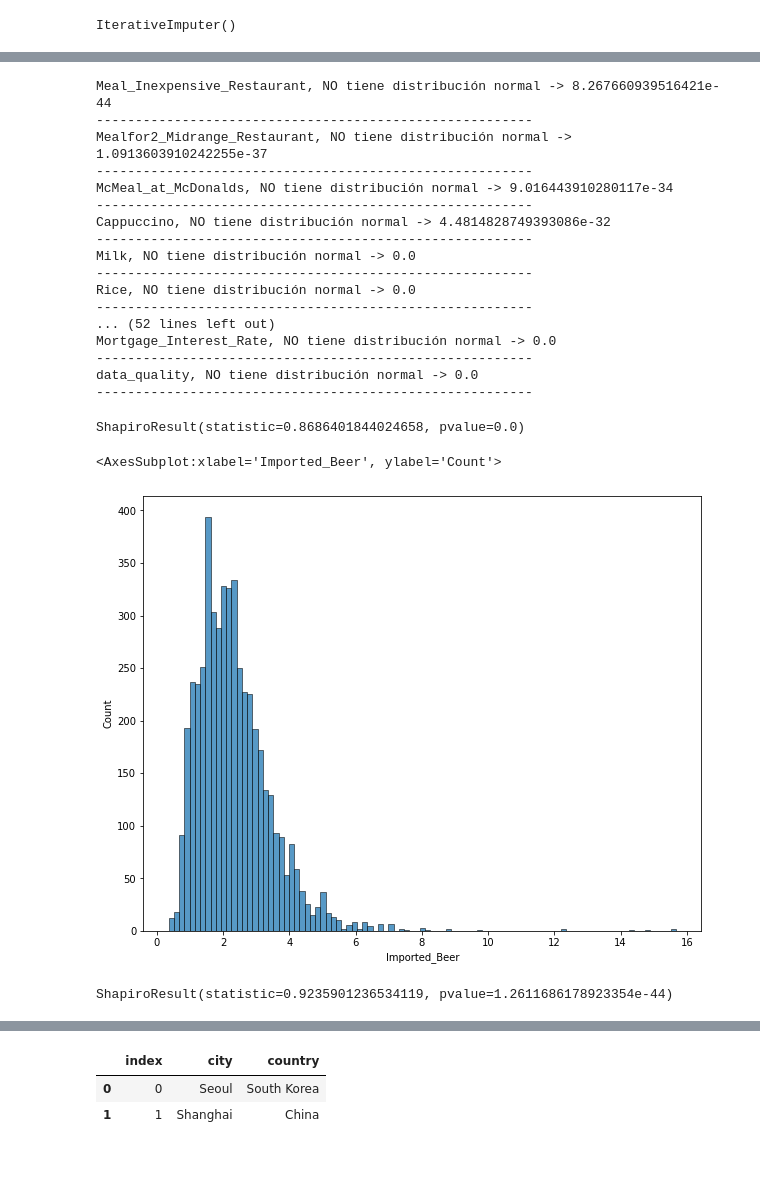
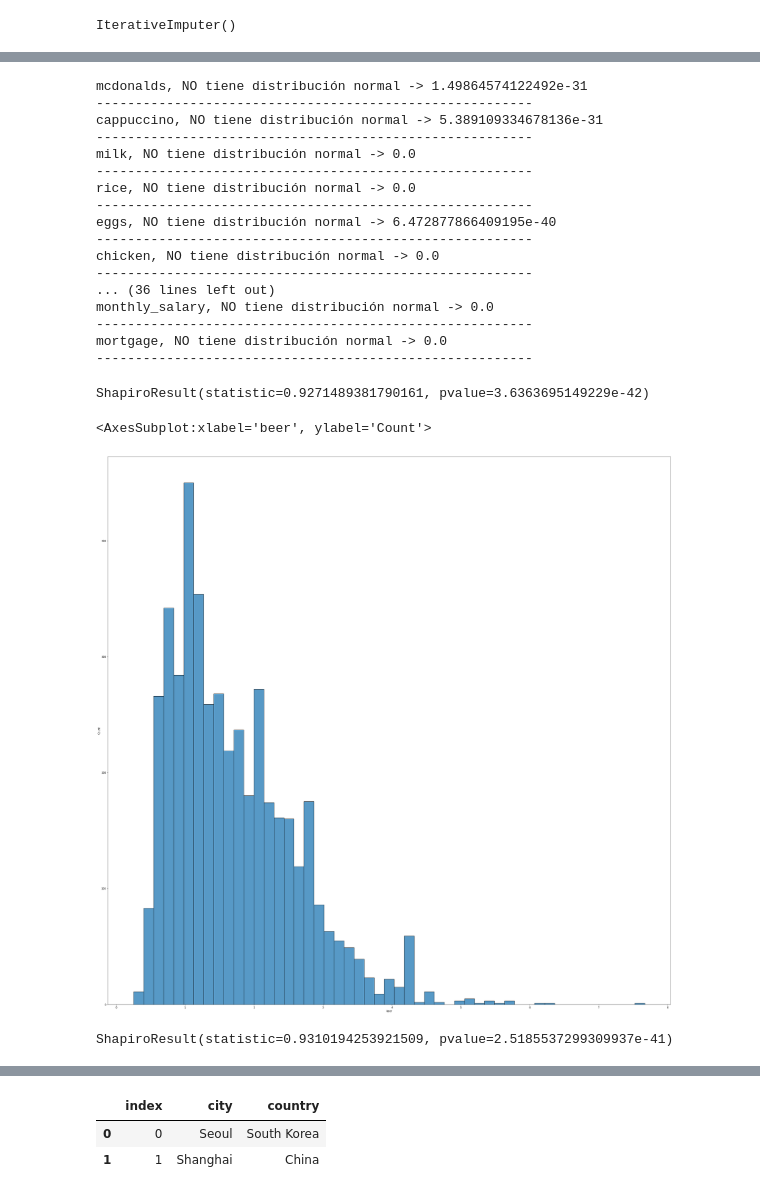
Before and after one commit to Adalab/promo-d-da-modulo1-sprint2-Paloma_Paula_Iris, a Jupyter notebook: regresion_lineal/1_intro_eda+2_test_estadisticos.ipynb, the cells around one changed output, grey strips where cells are left out. Drawn from its saved outputs; the diff is of its cells as text; code cells hidden in the pictures; blank space fills up the shorter version.

```diff
--- a/regresion_lineal/1_intro_eda+2_test_estadisticos.ipynb
+++ b/regresion_lineal/1_intro_eda+2_test_estadisticos.ipynb
@@ -172,0 +193,2 @@ Los principales estadísticos de las columnas categóricas son:
+# %%
+df.dropna(subset= ["x36"], how = "any", inplace = True)
@@ -199,7 +248,7 @@ break
 # %% [output]
 SyntaxError: 'break' outside loop (668683560.py, line 1)
 # %%
-columnas_fuera = ['x4', 'x5', 'x7', 'x8', 'x10', 'x13', 'x16', 'x17', 'x18', 'x19', 'x20', 'x21', 'x22', 'x30', 'x32', 'x34', 'x35', 'x40', 'x44', 'x45', 'x46', 'x47']
+columnas_fuera = ['x1', 'x2', 'x4','x5', 'x7', 'x8', 'x10', 'x13', 'x16','x18', 'x19', 'x20', 'x21', 'x22', 'x26', 'x29', 'x30', 'x32', 'x34', 'x35', 'x40', 'x44', 'x45', 'x46', 'x47', 'x48', 'x49', 'x50', 'x53', 'data_quality']
 # %%
 df.drop(columns= columnas_fuera, inplace=True)
 # %%
@@ -336,34 +376,34 @@ for col in numericas_trans.columns:
         print(f'{col}, NO tiene distribución normal -> {stats.shapiro(numericas_trans[col])[1]}')
     print('--------------------------------------------------------')
 # %% [output]
-Meal_Inexpensive_Restaurant, NO tiene distribución normal -> 8.267660939516421e-44
+mcdonalds, NO tiene distribución normal -> 1.49864574122492e-31
 --------------------------------------------------------
-Mealfor2_Midrange_Restaurant, NO tiene distribución normal -> 1.0913603910242255e-37
+cappuccino, NO tiene distribución normal -> 5.389109334678136e-31
 --------------------------------------------------------
-McMeal_at_McDonalds, NO tiene distribución normal -> 9.016443910280117e-34
+milk, NO tiene distribución normal -> 0.0
 --------------------------------------------------------
-Cappuccino, NO tiene distribución normal -> 4.4814828749393086e-32
+rice, NO tiene distribución normal -> 0.0
 --------------------------------------------------------
-Milk, NO tiene distribución normal -> 0.0
+eggs, NO tiene distribución normal -> 6.472877866409195e-40
 --------------------------------------------------------
-Rice, NO tiene distribución normal -> 0.0
+chicken, NO tiene distribución normal -> 0.0
 --------------------------------------------------------
-... (52 lines left out)
-Mortgage_Interest_Rate, NO tiene distribución normal -> 0.0
+... (36 lines left out)
+monthly_salary, NO tiene distribución normal -> 0.0
 --------------------------------------------------------
-data_quality, NO tiene distribución normal -> 0.0
+mortgage, NO tiene distribución normal -> 0.0
 --------------------------------------------------------
 # %%
-stats.shapiro(numericas_trans['Imported_Beer'])
+stats.shapiro(numericas_trans['beer'])
 # %% [output]
-ShapiroResult(statistic=0.8686401844024658, pvalue=0.0)
+ShapiroResult(statistic=0.9271489381790161, pvalue=3.6363695149229e-42)
 # %%
-sns.histplot(numericas_trans['Imported_Beer'])
+sns.histplot(numericas_trans['beer'])
 # %% [output]
-<AxesSubplot:xlabel='Imported_Beer', ylabel='Count'>
+<AxesSubplot:xlabel='beer', ylabel='Count'>
-[figure, old version]
+[figure, new version]
 # %%
-stats.shapiro(numericas_trans['Wine_market'])
+stats.shapiro(numericas_trans['wine'])
 # %% [output]
-ShapiroResult(statistic=0.9235901236534119, pvalue=1.2611686178923354e-44)
+ShapiroResult(statistic=0.9310194253921509, pvalue=2.5185537299309937e-41)
 # %%
```
Also changed, not shown: parts of 26 cells of this notebook, 2 other files.
